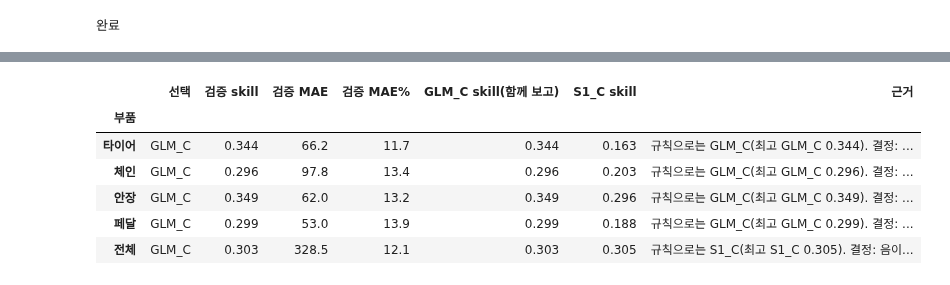
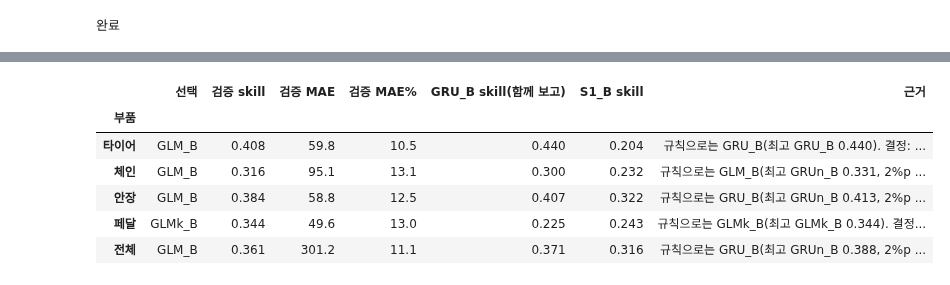
Before and after one commit to Junyeop-Shin/dareungi, a Jupyter notebook: notebooks/1C_forecast.ipynb, the cells around one changed output, grey strips where cells are left out. Cells and saved outputs as stored; diff of their text form; code cells hidden in the pictures.

```diff
--- a/notebooks/1C_forecast.ipynb
+++ b/notebooks/1C_forecast.ipynb
@@ -172,15 +197,17 @@ LightGBM과 GRU는 학습을 오래 할수록 학습 자료를 외워 버리므
 # %%
 # --- 구조 나이브와 음이항 회귀 -------------------------------------------------------------
+F_trB = future_frame(m, ti, "B")              # 학습 원점의 '기상청 예보' 미래 7일 표(예보로 학습하는 모형용)
 glm_alpha = {}
 for part in PARTS:
-    add(predict_s1(F["C"], part, E["C"]), part, "S1_C")
+    add(predict_s1(F["B"], part, E["B"]), part, "S1_B")
     fit = fit_glm(m, part); glm_alpha[part] = fit[1]
-    for scn in "AC":
+    for scn in "ABC":
         add(predict_glm(fit, F[scn], part, E[scn]), part, f"GLM_{scn}")
     add(predict_glm(fit, F["A"], part, F["A"].rentals.to_numpy()), part, "GLM_oracle")       # 실제 대여량(참고선)
     add(predict_glm(fit_glm(m, part, weather=False), F["D"], part, E["D"]), part, "GLM_D")   # 날씨 없는 모형
-    add(predict_glm(fit_glm(m, part, extra=True), F["C"], part, E["C"]), part, "GLMx_C")     # + 더위·얼었다 녹은 날
-    add(predict_glm(fit, F["C"], part, E0_C), part, "GLM0_C")                                # 비교용: 처음 쓰던 대여량 모형
+    add(predict_glm(fit_glm(m, part, extra=True), F["B"], part, E["B"]), part, "GLMx_B")     # + 더위·얼었다 녹은 날
+    add(predict_glm(fit_glm_rows(F_trB, part), F["B"], part, E["B"]), part, "GLMk_B")        # 기상청 예보로 학습
+    add(predict_glm(fit, F["B"], part, E0_B), part, "GLM0_B")                                # 비교용: 처음 대여량 모형
 print("음이항 모형의 alpha(흩어짐):", {PARTS[k]: round(v, 4) for k, v in glm_alpha.items()})
 # %% [output]
 음이항 모형의 alpha(흩어짐): {'타이어': 0.0079, '체인': 0.0156, '안장': 0.0074, '페달': 0.011, '전체': 0.0144}
@@ -225,14 +247,12 @@ print("고른 차수 (p, d, q):", arima_order)
 # --- GRU(딥러닝) -------------------------------------------------------------------------
 for part in PARTS:
     y_all = base[base.part == part].set_index("i").y
-    for extra, name in ((False, "GRU_C"), (True, "GRUx_C")):
-        a_tr = make_arrays(m, part, F_tr, E_tr, extra)                  # 학습 입력: 날씨는 실측, 대여량은 교차 예측
-        a_va_pred = make_arrays(m, part, F["C"], E["C"], extra)         # 평가는 오차 주입 날씨 입력
+    for extra, name in ((False, "GRU_B"), (True, "GRUx_B")):
+        a_tr = make_arrays(m, part, F_tr, E_tr, extra)                  # 학습 입력: 날씨는 실측, 대여량은 예측
+        a_va_pred = make_arrays(m, part, F["B"], E["B"], extra)         # 평가는 기상청 예보 입력
         add(fit_predict_gru(a_tr, y_all.loc[ti].to_numpy(), ti >= HOLD_FROM, a_va_pred), part, name)
-    # GRUn: 학습 입력의 날씨도 예보 오차가 섞인 것으로
-    add(fit_predict_gru(make_arrays(m, part, F_trC, E_tr), y_all.loc[ti].to_numpy(), ti >= HOLD_FROM, make_arrays(m, part, F["C"], E["C"])), part, "GRUn_C")
-    # GRU0: 대여량 예측을 처음 모형(E0)으로(커밋 285e375 때의 구성)
-    add(fit_predict_gru(make_arrays(m, part, F_tr, E_tr0), y_all.loc[ti].to_numpy(), ti >= HOLD_FROM, make_arrays(m, part, F["C"], E0_C)), part, "GRU0_C")
+    # GRUn: 학습 입력의 날씨도 기상청 예보로
+    add(fit_predict_gru(make_arrays(m, part, F_trB, E_tr), y_all.loc[ti].to_numpy(), ti >= HOLD_FROM, make_arrays(m, part, F["B"], E["B"])), part, "GRUn_B")
 print("완료")
 # %% [output]
 완료
@@ -246,7 +266,8 @@ sc = score(valid_preds, base)
 sc = sc[sc.split == "valid"].drop(columns="split")
 save_tab(sc.round(4), "valid", index=False)
 
-ORDER = ["B1", "B2", "B3", "B4", "S1_C", "GLM_C", "GLMx_C", "LGB_C", "LGBx_C", "GRU_C", "GRUx_C", "GRUn_C", "GLM0_C", "GRU0_C", "GLM_D", "LGB_D", "GLM_A", "ARIMAX_A", "GLM_oracle"]
+ORDER = ["B1", "B2", "B3", "B4", "S1_B", "GLM_B", "GLMk_B", "GLMx_B", "LGB_B", "LGBx_B", "GRU_B", "GRUn_B", "GRUx_B",
+         "GLM0_B", "GLM_C", "GLM_D", "LGB_D", "GLM_A", "ARIMAX_A", "GLM_oracle"]
 skill = sc.pivot(index="model", columns="part", values="skill").rename(columns=PARTS).reindex(ORDER)[list(PARTS.values())]
 print("채점한 원점 수:", int(sc.n.iloc[0]))
 print("skill (양수 = 나이브 B1보다 낫다)")
@@ -477,27 +480,26 @@ save_tab(sm_.pivot(index="model", columns="part", values="skill").rename(columns
 # %%
-CAND = ["S1_C", "GLM_C", "LGB_C", "GRU_C", "GRUn_C"]          # 단순한 순서
+CAND = ["S1_B", "GLM_B", "GLMk_B", "LGB_B", "GRU_B", "GRUn_B"]          # 단순한 순서
 rows = []
 for part, name in PARTS.items():
-    s_ = skill[name].reindex(CAND)
-    top = s_.max()
+    s_ = skill[name].reindex(CAND); top = s_.max()
     if top < 0.03:
         rule, why = "B1", f"가장 높은 skill {top:.3f}이 0.03 미만"
     else:
         rule = next(c for c in CAND if s_[c] >= top - 0.02)
         why = f"최고 {s_.idxmax()} {top:.3f}" + ("" if rule == s_.idxmax() else f", 2%p 안에서 더 단순한 {rule} {s_[rule]:.3f}")
-    pick = "GLM_C"                                   # 사람의 결정: 음이항으로 통일
-    why = f"규칙으로는 {rule}({why}). 결정: 음이항으로 통일"
+    pick = "GLMk_B" if s_["GLMk_B"] > s_["GLM_B"] + 0.02 else "GLM_B"       # 결정: 음이항으로 통일
     r = sc[(sc.part == part) & (sc.model == pick)].iloc[0]
     rows.append({"부품": name, "part": part, "선택": pick, "검증 skill": round(float(skill.loc[pick, name]), 3), "검증 MAE": round(r.MAE, 1), "검증 MAE%": round(r.MAEpct, 1),
-                 "GLM_C skill(함께 보고)": round(float(skill.loc["GLM_C", name]), 3), "S1_C skill": round(float(skill.loc["S1_C", name]), 3), "근거": why})
+                 "GRU_B skill(함께 보고)": round(float(skill.loc["GRU_B", name]), 3), "S1_B skill": round(float(skill.loc["S1_B", name]), 3),
+                 "근거": f"규칙으로는 {rule}({why}). 결정: 음이항으로 통일"})
 sel = pd.DataFrame(rows).set_index("부품")
 sel.drop(columns="part")
 # %% [output]
-|  | 선택 | 검증 skill | 검증 MAE | 검증 MAE% | GLM_C skill(함께 보고) | S1_C skill | 근거 |
+|  | 선택 | 검증 skill | 검증 MAE | 검증 MAE% | GRU_B skill(함께 보고) | S1_B skill | 근거 |
 | 부품 |  |  |  |  |  |  |  |
-| 타이어 | GLM_C | 0.344 | 66.2 | 11.7 | 0.344 | 0.163 | 규칙으로는 GLM_C(최고 GLM_C 0.344). 결정: ... |
-| 체인 | GLM_C | 0.296 | 97.8 | 13.4 | 0.296 | 0.203 | 규칙으로는 GLM_C(최고 GLM_C 0.296). 결정: ... |
-| 안장 | GLM_C | 0.349 | 62.0 | 13.2 | 0.349 | 0.296 | 규칙으로는 GLM_C(최고 GLM_C 0.349). 결정: ... |
-| 페달 | GLM_C | 0.299 | 53.0 | 13.9 | 0.299 | 0.188 | 규칙으로는 GLM_C(최고 GLM_C 0.299). 결정: ... |
-| 전체 | GLM_C | 0.303 | 328.5 | 12.1 | 0.303 | 0.305 | 규칙으로는 S1_C(최고 S1_C 0.305). 결정: 음이... |
+| 타이어 | GLM_B | 0.408 | 59.8 | 10.5 | 0.440 | 0.204 | 규칙으로는 GRU_B(최고 GRU_B 0.440). 결정: ... |
+| 체인 | GLM_B | 0.316 | 95.1 | 13.1 | 0.300 | 0.232 | 규칙으로는 GLM_B(최고 GRUn_B 0.331, 2%p ... |
+| 안장 | GLM_B | 0.384 | 58.8 | 12.5 | 0.407 | 0.322 | 규칙으로는 GRU_B(최고 GRUn_B 0.413, 2%p ... |
+| 페달 | GLMk_B | 0.344 | 49.6 | 13.0 | 0.225 | 0.243 | 규칙으로는 GLMk_B(최고 GLMk_B 0.344). 결정... |
+| 전체 | GLM_B | 0.361 | 301.2 | 11.1 | 0.371 | 0.316 | 규칙으로는 GRU_B(최고 GRUn_B 0.388, 2%p ... |
 # %% [markdown]
```
Also changed, not shown: parts of 30 cells of this notebook, 20 other files.
